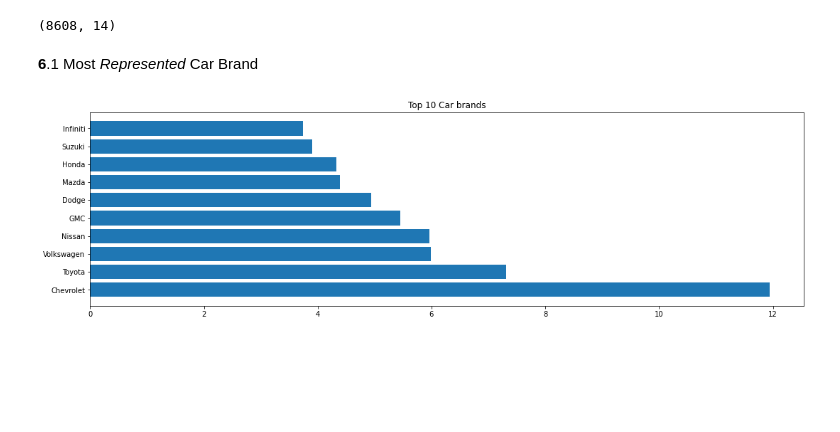
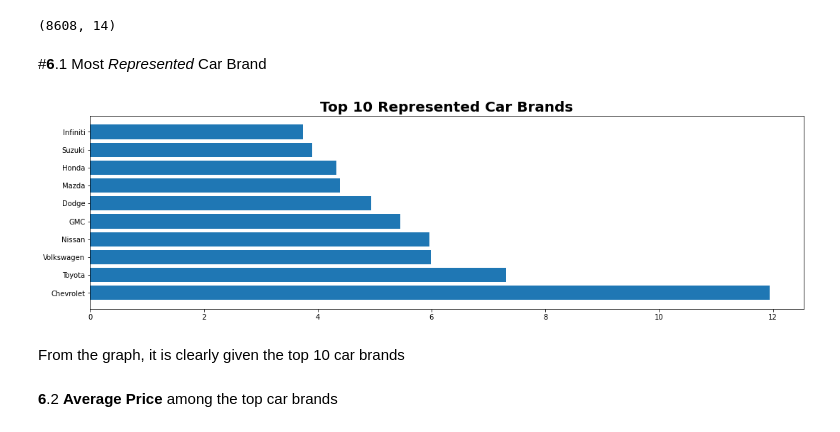
Before and after one commit to pranav-2410/Exploratory-data-analysis-of-car-features, a Jupyter notebook: Project_ML.ipynb, the cells around one changed output. Drawn from its saved outputs; the diff is of its cells as text; code cells hidden in the pictures; blank space fills up the shorter version.

```diff
--- a/Project_ML.ipynb
+++ b/Project_ML.ipynb
@@ -328,18 +324,22 @@ data.shape
 # %% [output]
 (8608, 14)
 # %% [markdown]
-**6**.1 Most *Represented* Car Brand
+#**6**.1 Most *Represented* Car Brand
 # %%
 # Percentage of car per brand
 counts = data['Make'].value_counts()*100/sum(data['Make'].value_counts())
 
 # Top 10 car brands
-popular_labels = counts.index[:10]
+top_brands = counts.index[:10]
 
 # Plotting
-plt.figure(figsize=(18,5))
-plt.barh(popular_labels, width=counts[:10])
-plt.title('Top 10 Car brands')
+plt.figure(figsize=(18,5))                                  	                       #we adjust the graph size according to our convience, as done
+plt.barh(top_brands,width=counts[:10])
+plt.title('Top 10 Represented Car Brands', weight= 'bold', fontsize= 20)             #we give the title of the graph as "Top 10 Represented car brands"
 plt.show()
 # %% [output]
-[figure, old version]
+[figure, new version]
+# %% [markdown]
+From the graph, it is clearly given the top 10 car brands
+# %% [markdown]
+**6**.2 **Average Price** among the top car brands
```
Also changed, not shown: parts of 21 cells of this notebook.
